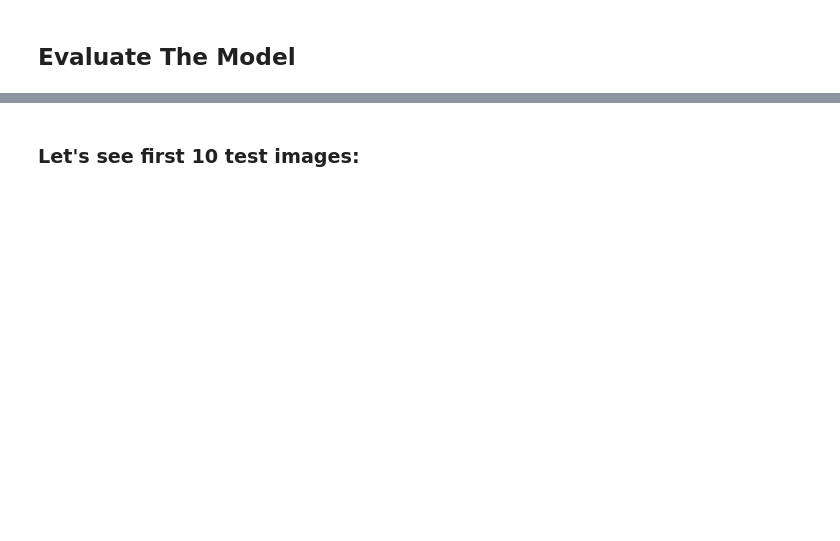
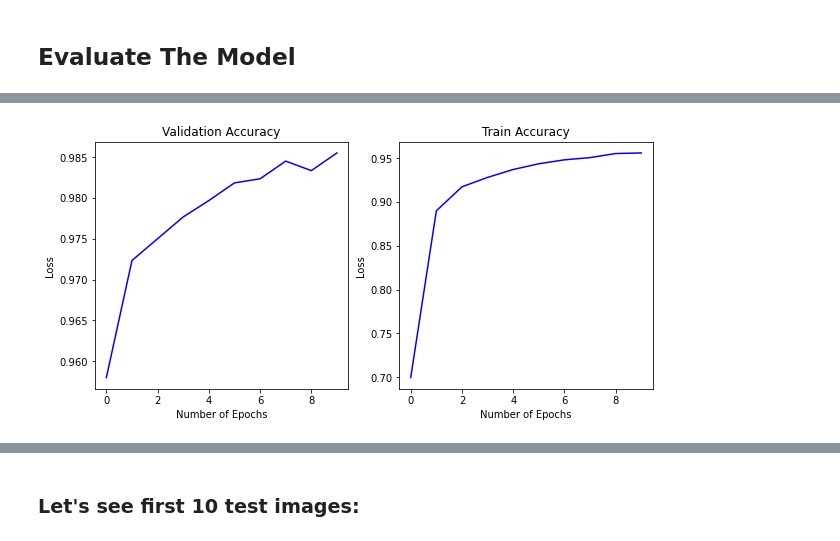
Before and after one commit to MToprak203/CNN_Example, a Jupyter notebook: CNN_Project.ipynb, the cells around one changed output, grey strips where cells are left out. Drawn from its saved outputs; the diff is of its cells as text; code cells hidden in the pictures; blank space fills up the shorter version.

```diff
--- a/CNN_Project.ipynb
+++ b/CNN_Project.ipynb
@@ -200,0 +233,19 @@ Epoch 10/10
+# %%
+plt.figure(figsize=(10,10))
+plt.subplot(2,2,1)
+plt.grid(False)
+plt.ylabel("Loss")
+plt.xlabel(("Number of Epochs"))
+plt.title("Validation Accuracy")
+plt.plot(history.history['val_accuracy'], color='b')
+
+plt.subplot(2,2,2)
+plt.grid(False)
+plt.ylabel("Loss")
+plt.xlabel(("Number of Epochs"))
+plt.title("Train Accuracy")
+plt.plot(history.history['accuracy'], color='b')
+
+plt.show()
+# %% [output]
+[figure, added]
```
Also changed, not shown: parts of 30 cells of this notebook, 2 other files.
